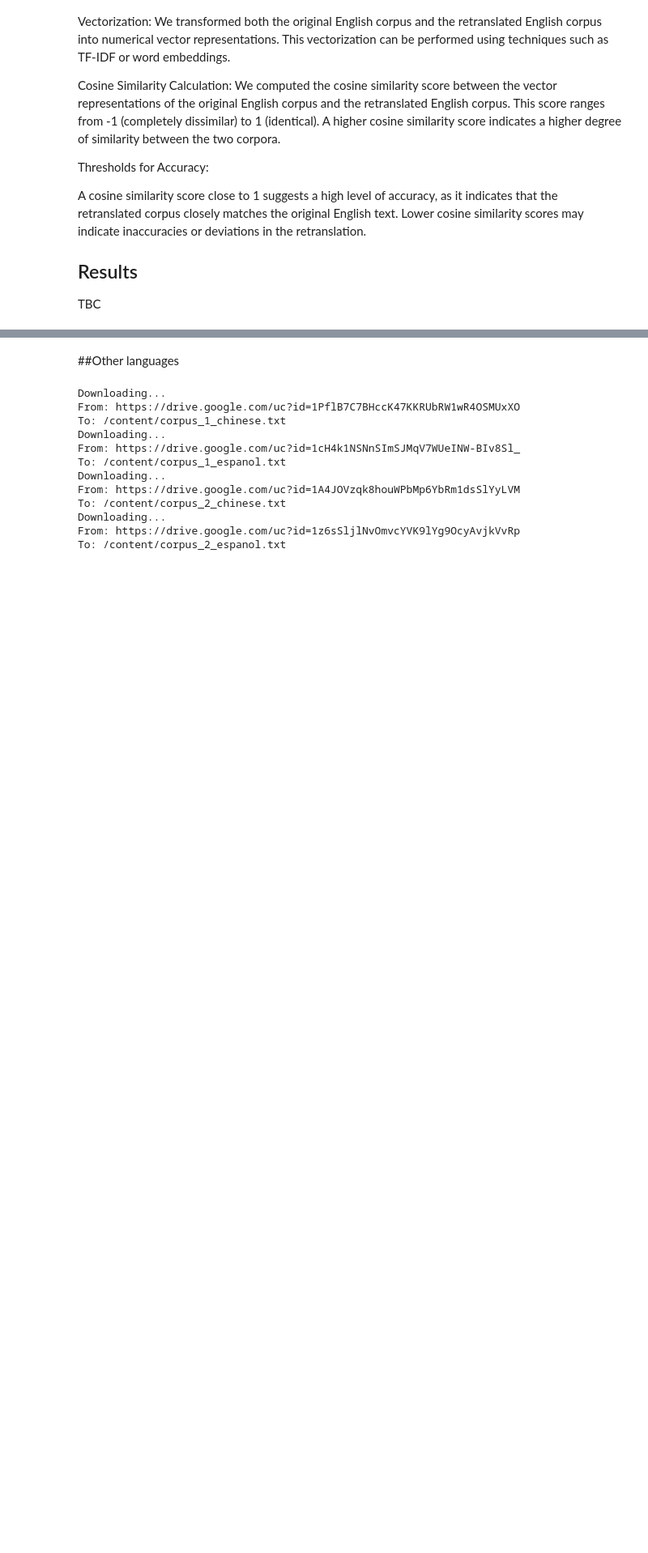
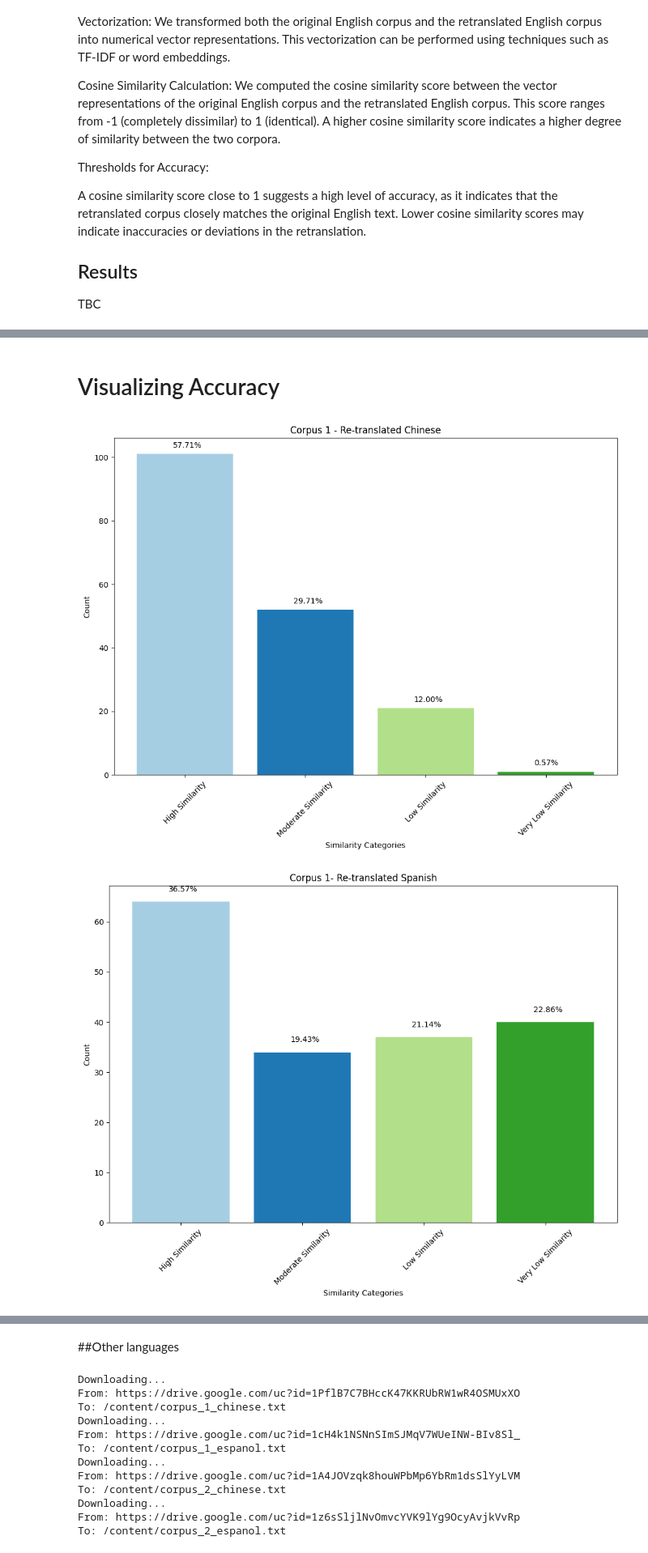
Before and after one commit to Yapping72/ICT3102-e-mc2-assignment-1, a Jupyter notebook: ICT3102_Assignment1.ipynb, the cells around one changed output, grey strips where cells are left out. Shown at 81% size. Saved outputs shown, nothing was run; the diff lists cells and outputs as text; code cells hidden in the pictures; blank space fills up the shorter version.

```diff
--- a/ICT3102_Assignment1.ipynb
+++ b/ICT3102_Assignment1.ipynb
@@ -546,0 +597,46 @@ FileNotFoundError: ignored
+# %% [markdown]
+# Visualizing Accuracy
+# %%
+import matplotlib.pyplot as plt
+
+def plot_similarity(similarity_dict, title):
+    """Plot similarity data from a given dictionary.
+
+    Args:
+        similarity_dict (dict): A dictionary containing similarity category counts.
+        title (str): The title for the bar chart.
+    """
+    # Data
+    categories = list(similarity_dict.keys())
+    counts = list(similarity_dict.values())
+
+    # Create a color map with unique colors for each bar
+    colors = plt.cm.Paired(range(len(categories)))
+
+    # Create the bar chart
+    plt.figure(figsize=(10, 8))
+    bars = plt.bar(categories, counts, color=colors)
+    plt.title(title)
+    plt.ylabel('Count')
+    plt.xlabel('Similarity Categories')
+    plt.xticks(rotation=45)  # Rotate x-axis labels for readability
+
+    # Add percentage labels on top of each bar
+    total_counts = sum(counts)
+    for bar, count in zip(bars, counts):
+        percentage = (count / total_counts) * 100
+        plt.text(bar.get_x() + bar.get_width() / 2 - 0.1, bar.get_height() + 2, f'{percentage:.2f}%', fontsize=10)
+
+    # Show the plot
+    plt.tight_layout()
+    plt.show()
+    print("\n")
+plot_similarity(corpus_1_similarity_chinese, "Corpus 1 - Re-translated Chinese")
+plot_similarity(corpus_1_similarity_espanol, "Corpus 1- Re-translated Spanish")
+
+
+plot_similarity(corpus_2_similarity_chinese, "Corpus 2 - Re-translated Chinese")
+plot_similarity(corpus_2_similarity_espanol, "Corpus 2- Re-translated Spanish")
+# %% [output]
+[figure, added]
+[figure, added]
```
Also changed, not shown: parts of 19 cells of this notebook, 7 other files.
